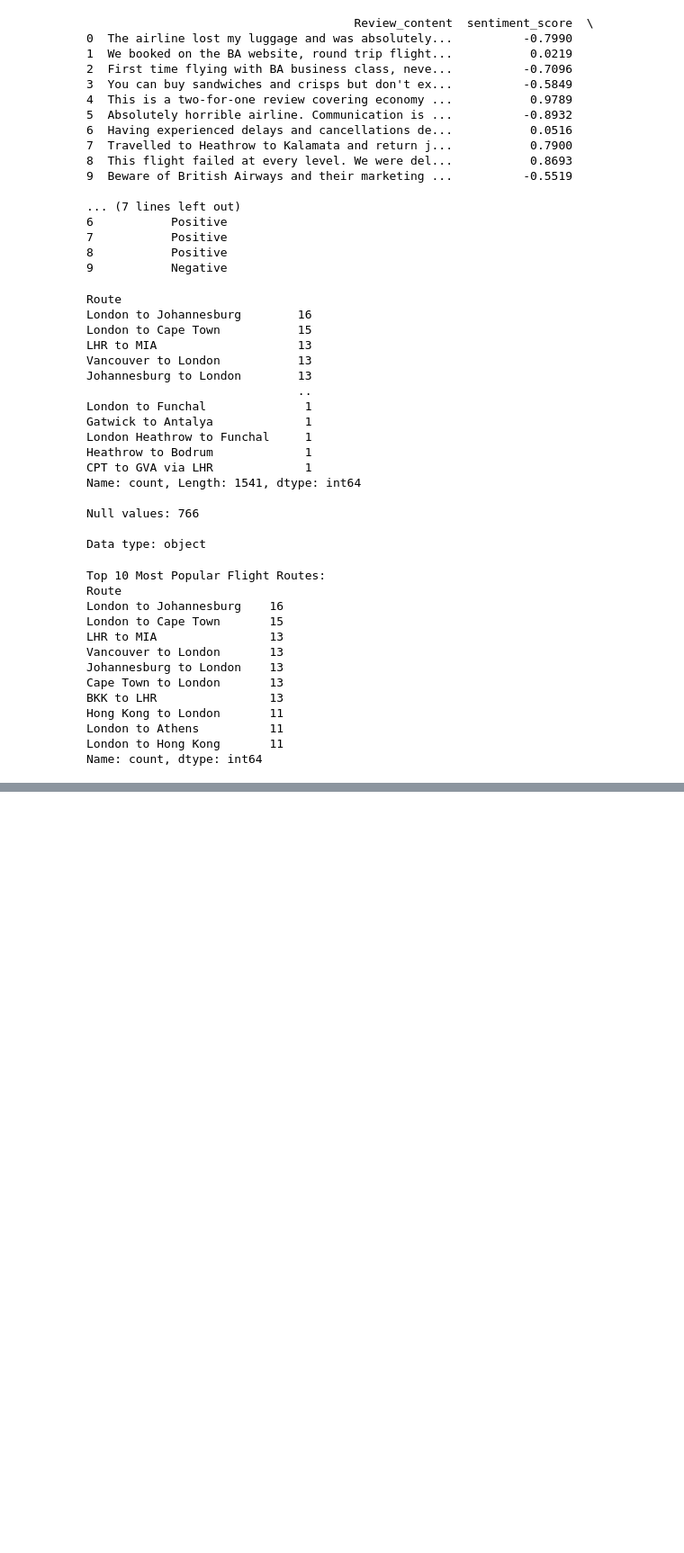
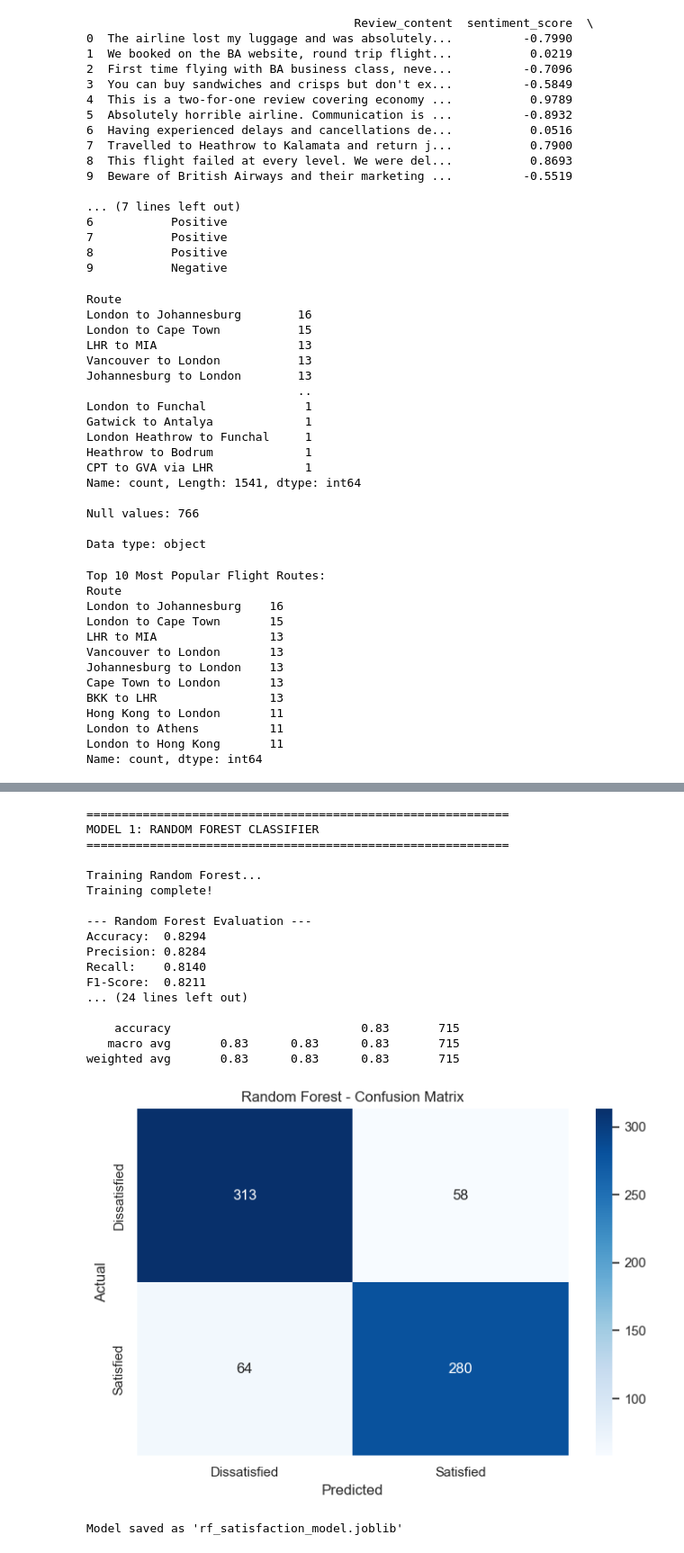
Before and after one commit to Ahmed-cmd-web/ACL2, a Jupyter notebook: main.ipynb, the cells around one changed output, grey strips where cells are left out. Shown at 90% size. Drawn from its saved outputs; the diff is of its cells as text; code cells hidden in the pictures; blank space fills up the shorter version.

Commit message:
:worked on prediction model

```diff
--- a/main.ipynb
+++ b/main.ipynb
@@ -720,0 +1004,79 @@ plt.show()
+# %%
+# Build Random Forest pipeline
+print("=" * 60)
+print("MODEL 1: RANDOM FOREST CLASSIFIER")
+print("=" * 60)
+
+# Preprocessing pipeline
+preprocessor_rf = ColumnTransformer(
+    transformers=[
+        ('num', StandardScaler(), numerical_features),
+        ('cat', OneHotEncoder(handle_unknown='ignore', sparse_output=False), categorical_features)
+    ])
+
+# Random Forest pipeline
+rf_pipeline = Pipeline([
+    ('preprocessor', preprocessor_rf),
+    ('classifier', RandomForestClassifier(
+        n_estimators=100,
+        max_depth=15,
+        random_state=42,
+        class_weight='balanced',
+        n_jobs=-1
+    ))
+])
+
+# Train
+print("\nTraining Random Forest...")
+rf_pipeline.fit(X_train, y_train)
+print("Training complete!")
+
+# Predict
+y_pred_rf = rf_pipeline.predict(X_test)
+y_pred_proba_rf = rf_pipeline.predict_proba(X_test)
+
+# Evaluate
+print("\n--- Random Forest Evaluation ---")
+print(f"Accuracy:  {accuracy_score(y_test, y_pred_rf):.4f}")
+print(f"Precision: {precision_score(y_test, y_pred_rf):.4f}")
+print(f"Recall:    {recall_score(y_test, y_pred_rf):.4f}")
+print(f"F1-Score:  {f1_score(y_test, y_pred_rf):.4f}")
+
+print("\nClassification Report:")
+print(classification_report(y_test, y_pred_rf, target_names=['Dissatisfied', 'Satisfied']))
+
+# Confusion Matrix
+cm_rf = confusion_matrix(y_test, y_pred_rf)
+plt.figure(figsize=(7, 5))
+sns.heatmap(cm_rf, annot=True, fmt='d', cmap='Blues',
+            xticklabels=['Dissatisfied', 'Satisfied'],
+            yticklabels=['Dissatisfied', 'Satisfied'])
+plt.title('Random Forest - Confusion Matrix')
+plt.xlabel('Predicted')
+plt.ylabel('Actual')
+plt.tight_layout()
+plt.show()
+
+# Save model
+joblib.dump(rf_pipeline, 'rf_satisfaction_model.joblib')
+print("\nModel saved as 'rf_satisfaction_model.joblib'")
+# %% [output]
+============================================================
+MODEL 1: RANDOM FOREST CLASSIFIER
+============================================================
+
+Training Random Forest...
+Training complete!
+
+--- Random Forest Evaluation ---
+Accuracy:  0.8294
+Precision: 0.8284
+Recall:    0.8140
+F1-Score:  0.8211
+... (24 lines left out)
+
+    accuracy                           0.83       715
+   macro avg       0.83      0.83      0.83       715
+weighted avg       0.83      0.83      0.83       715
+[figure, added]
+Model saved as 'rf_satisfaction_model.joblib'
```
Also changed, not shown: parts of 40 cells of this notebook, 6 other files.
